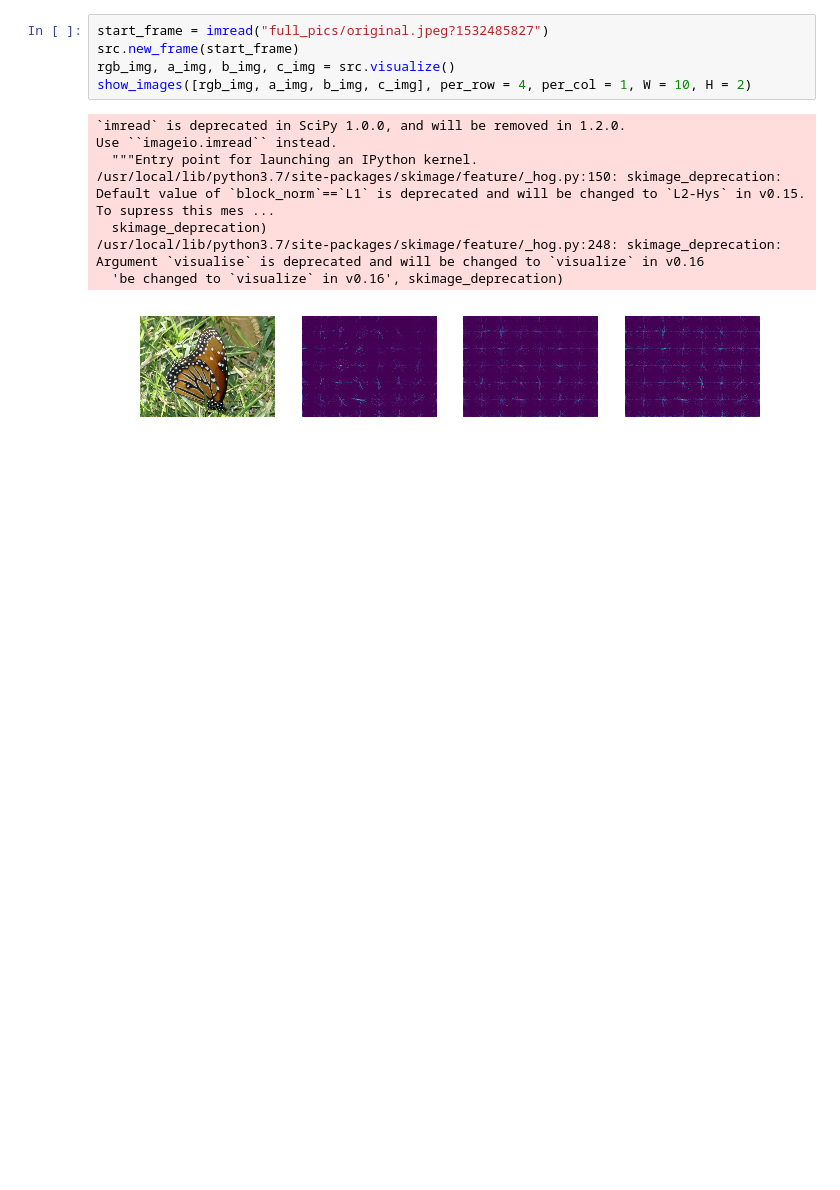
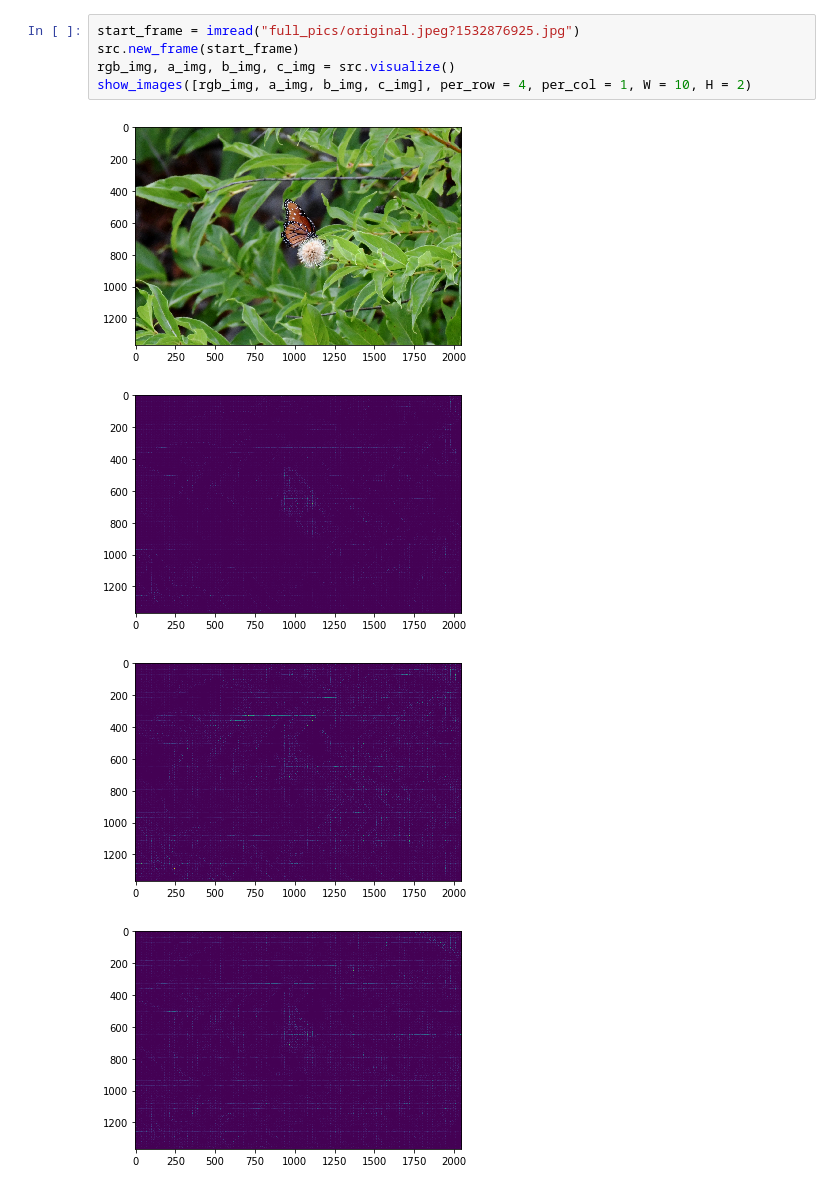
Before and after one commit to Aku1795/Insect_classfier, a Jupyter notebook: Preprocessing/vehicle-tracking-2-master/classifier_test.ipynb, the cells around one changed output. Drawn from its saved outputs; the diff is of its cells as text; blank space fills up the shorter version.

```diff
--- a/Preprocessing/vehicle-tracking-2-master/classifier_test.ipynb
+++ b/Preprocessing/vehicle-tracking-2-master/classifier_test.ipynb
@@ -79,14 +54,10 @@ print(classifier.predict(src.slice(0, 0, 64, 64)), end = "")
 # %%
-start_frame = imread("full_pics/original.jpeg?1532485827")
+start_frame = imread("full_pics/original.jpeg?1532876925.jpg")
 src.new_frame(start_frame)
 rgb_img, a_img, b_img, c_img = src.visualize()
 show_images([rgb_img, a_img, b_img, c_img], per_row = 4, per_col = 1, W = 10, H = 2)
 # %% [output]
-`imread` is deprecated in SciPy 1.0.0, and will be removed in 1.2.0.
-Use ``imageio.imread`` instead.
-  """Entry point for launching an IPython kernel.
-/usr/local/lib/python3.7/site-packages/skimage/feature/_hog.py:150: skimage_deprecation: Default value of `block_norm`==`L1` is deprecated and will be changed to `L2-Hys` in v0.15. To supress this mes ...
-  skimage_deprecation)
-/usr/local/lib/python3.7/site-packages/skimage/feature/_hog.py:248: skimage_deprecation: Argument `visualise` is deprecated and will be changed to `visualize` in v0.16
-  'be changed to `visualize` in v0.16', skimage_deprecation)
-[figure, old version]
+[figure, new version]
+[figure, added]
+[figure, added]
+[figure, added]
```
Also changed, not shown: parts of 3 cells of this notebook, 14 other files.
